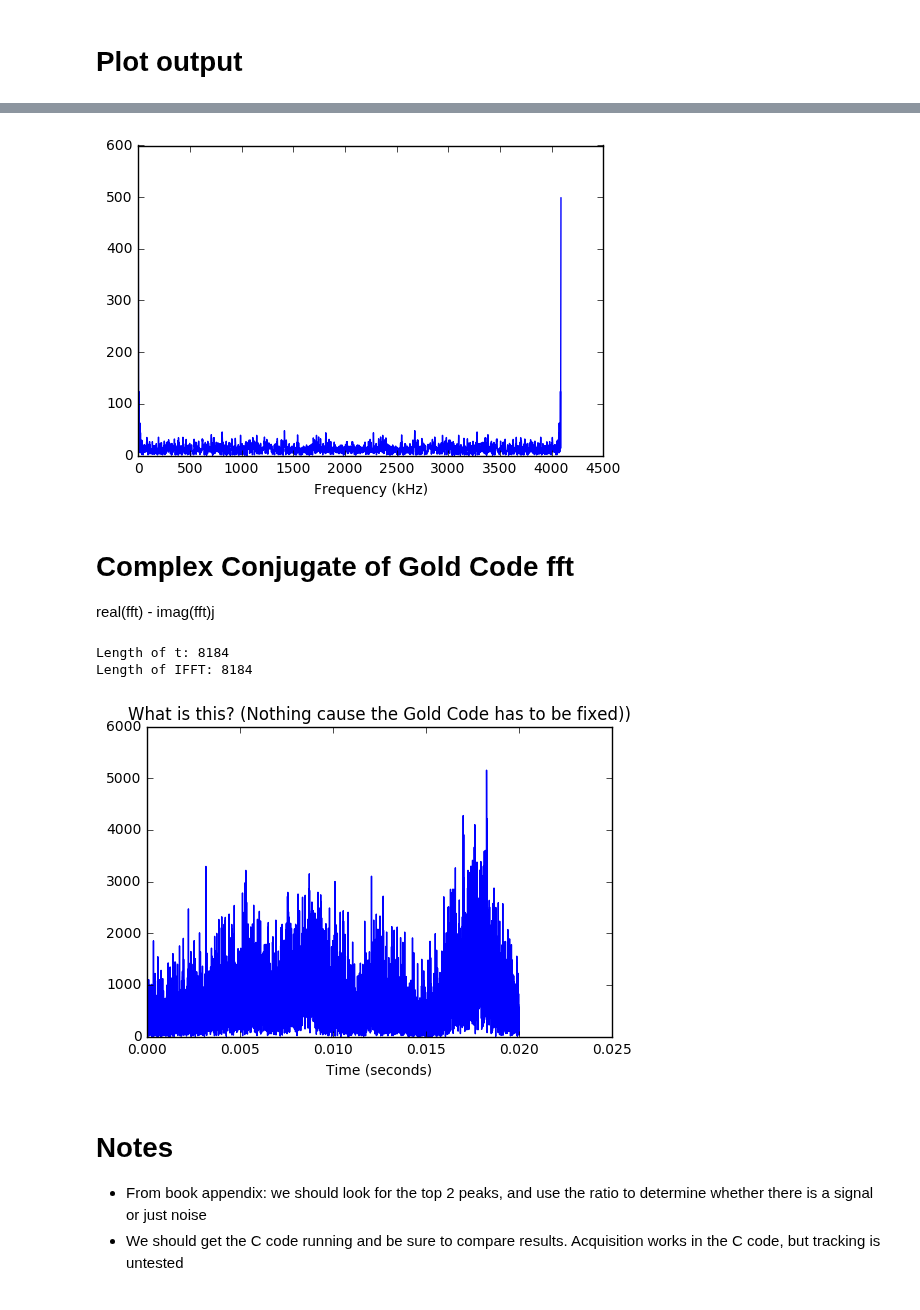
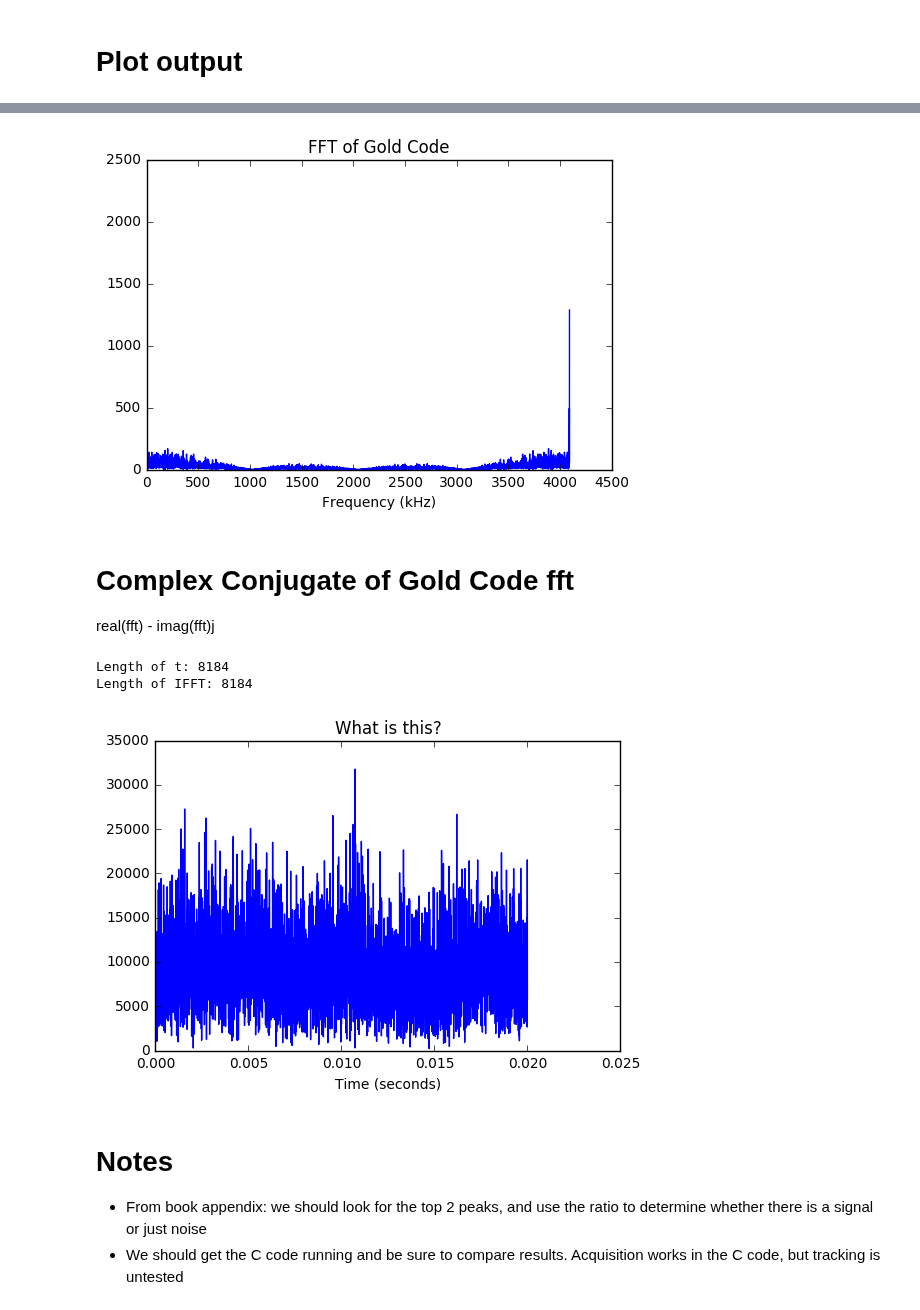
Before and after one commit to psas/gps, a Jupyter notebook: notebooks/Acquisition.ipynb, the cells around one changed output, grey strips where cells are left out. Saved outputs shown, nothing was run; the diff lists cells and outputs as text; code cells hidden in the pictures.

Commit message:
Made the Gold Code match the sampling frequency

```diff
--- a/notebooks/Acquisition.ipynb
+++ b/notebooks/Acquisition.ipynb
@@ -184,17 +181,16 @@ plt.show()
 sat = (7, 9)
 
 CodeGen = GoldCode(sat)
-code = CodeGen.getCode(1023)
-
-#print(code)
+code = np.repeat(CodeGen.getCode(1023), 4)
 # %%
 Codefft = np.fft.fft(code, nfft)
 
 plt.plot(f, np.abs(Codefft))
+plt.title("FFT of Gold Code")
 plt.xlabel("Frequency (kHz)")
 plt.show()
 # %% [output]
-[figure, old version]
+[figure, new version]
 # %% [markdown]
 # Complex Conjugate of Gold Code fft
 
@@ -202,22 +198,22 @@ real(fft) - imag(fft)j
 # %%
 GCConj = np.conjugate(Codefft)
 
 result = np.fft.ifft(GCConj * ffC,nfft)
 
 resultSQ = np.abs(result) ** 2
 
 t = np.linspace(0,0.020,nfft,endpoint=True)
 print("Length of t: %d" %(len(t)))
 print("Length of IFFT: %d" %(len(resultSQ)))
 
 plt.plot(t,resultSQ)
-plt.title("What is this? (Nothing cause the Gold Code has to be fixed))")
+plt.title("What is this?")
 plt.xlabel("Time (seconds)")
 plt.show()
 # %% [output]
 Length of t: 8184
 Length of IFFT: 8184
-[figure, old version]
+[figure, new version]
 # %% [markdown]
 # Notes
 
```
Also changed, not shown: parts of 5 cells of this notebook, 1 other file.
